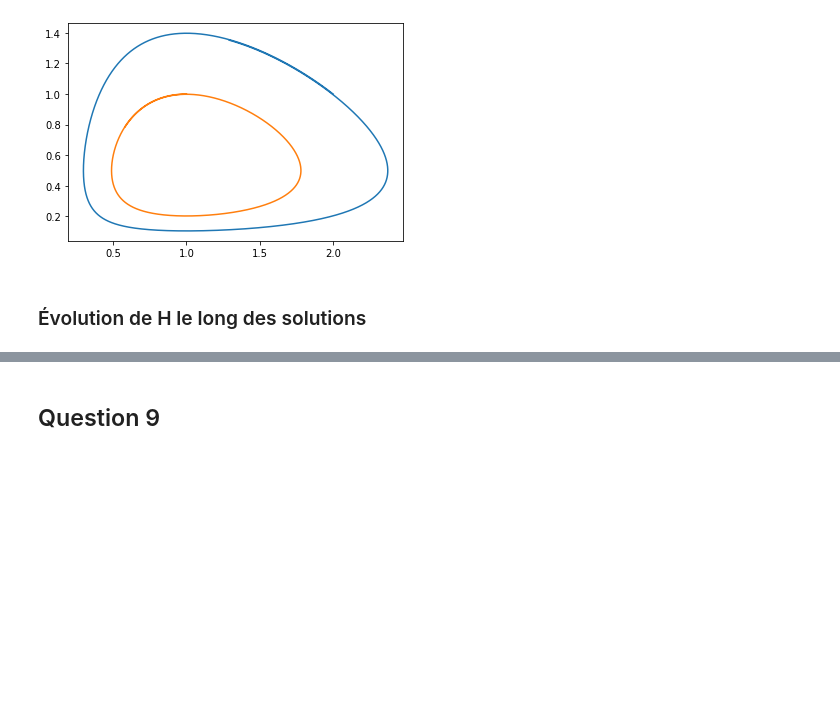
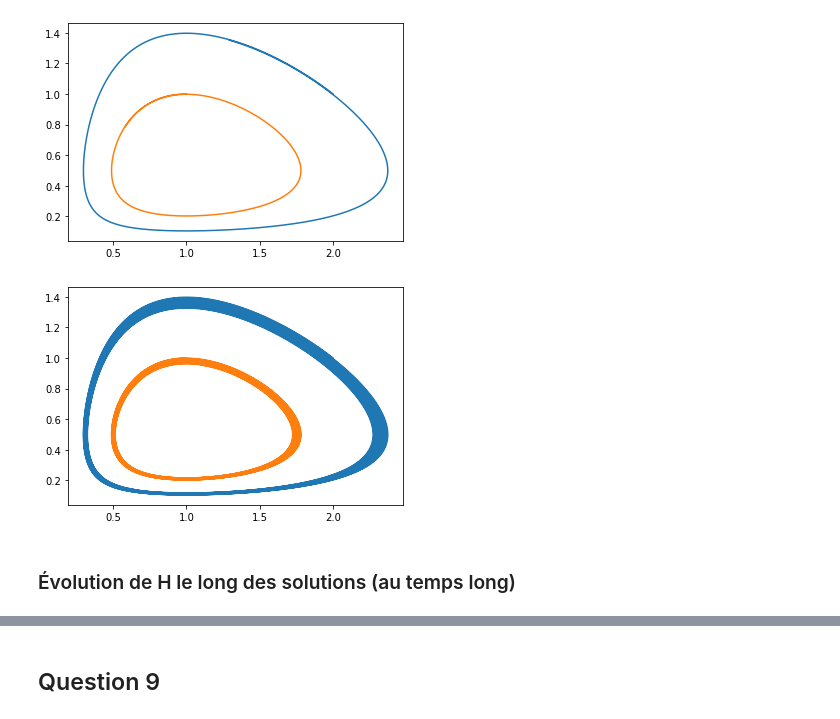
Before and after one commit to 20castro/Projet-equa-diff, a Jupyter notebook: Projet.ipynb, the cells around one changed output, grey strips where cells are left out. Cells and saved outputs as stored; diff of their text form; code cells hidden in the pictures; blank space fills up the shorter version.

```diff
--- a/Projet.ipynb
+++ b/Projet.ipynb
@@ -388,8 +394,17 @@ plt.plot(X[:, 0], X[:, 1])
 plt.plot(Y[:, 0], Y[:, 1]);
 # %% [output]
 [figure]
+# %%
+# Au temps long
+
+T, X = solve_euler_implicit(fv, np.array([2, 1]), 10**(-3), 0, 200)
+R, Y = solve_euler_implicit(fv, np.array([1, 1]), 10**(-3), 0, 200)
+plt.plot(X[:, 0], X[:, 1])
+plt.plot(Y[:, 0], Y[:, 1]);
+# %% [output]
+[figure, added]
 # %% [markdown]
-### Évolution de H le long des solutions
+### Évolution de H le long des solutions (au temps long)
 # %%
 plt.plot(T, H(X[:, 0], X[:, 1]), label = "$x_0 = (2, 1)$ à $t_0 = 0$")
 plt.plot(R, H(Y[:, 0], Y[:, 1]), label = "$x_0 = (8, 1)$ à $t_0 = 0$")
```
Also changed, not shown: parts of 38 cells of this notebook.
